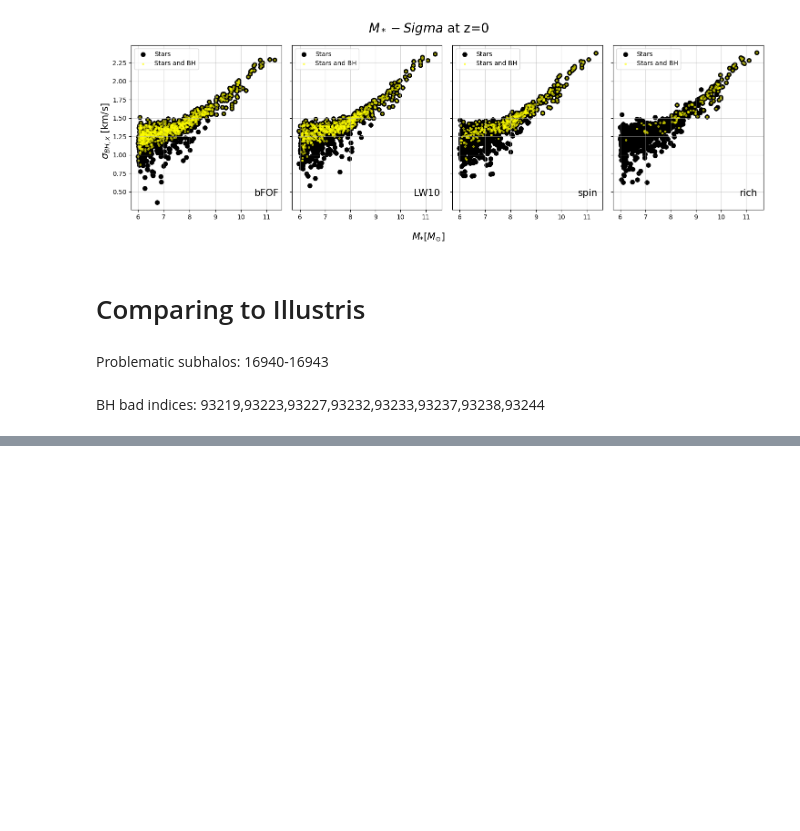
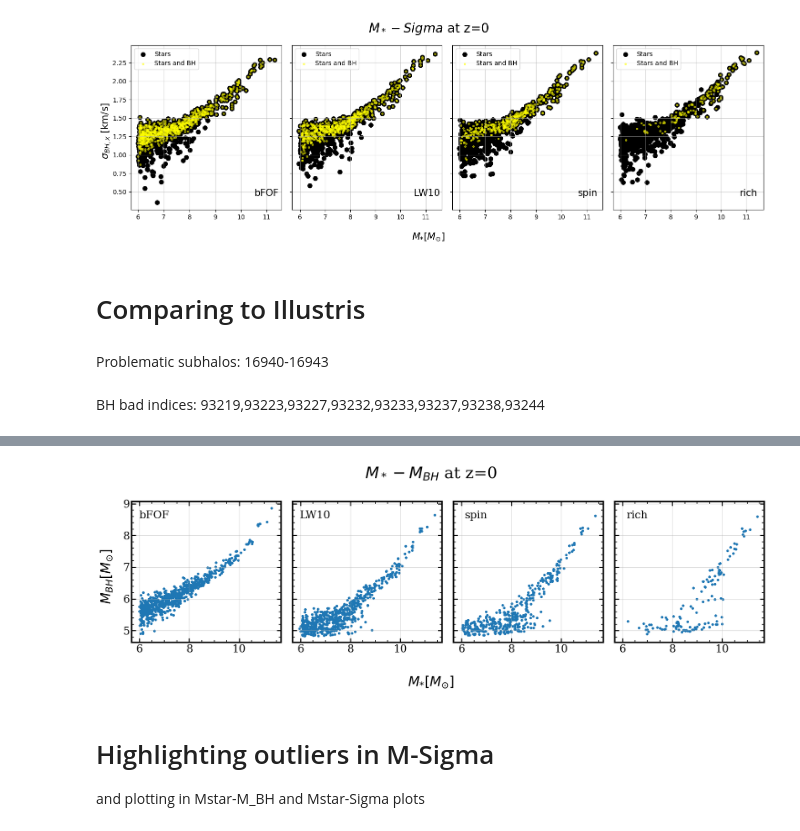
Before and after one commit to khojonat/Brahma_Analysis, a Jupyter notebook: M_Sigma.ipynb, the cells around one changed output, grey strips where cells are left out. Cells and saved outputs as stored; diff of their text form; code cells hidden in the pictures; blank space fills up the shorter version.

```diff
--- a/M_Sigma.ipynb
+++ b/M_Sigma.ipynb
@@ -447,0 +399,44 @@ for index in SubhaloIndicesWithBH:
+# %%
+bFOFz0=ReadBrahmaData('Brahma_Data/output_ratio10_SFMFGM5_seed5.00_bFOF_z0')
+LW10z0=ReadBrahmaData('Brahma_Data/output_ratio10_SFMFGM5_seed5.00_bFOF_LW10_z0')
+spinz0 = ReadBrahmaData('Brahma_Data/output_ratio10_SFMFGM5_seed5.00_bFOF_LW10_spin_z0')
+richz0=ReadBrahmaData('Brahma_Data/output_ratio10_SFMFGM5_seed5.00_bFOF_LW10_spin_rich_z0')
+
+MstarsbFOF = [np.sum(bFOFz0[1][i]) for i in range(len(bFOFz0[1]))]
+MstarsLW10 = [np.sum(LW10z0[1][i]) for i in range(len(LW10z0[1]))]
+Mstarsspin = [np.sum(spinz0[1][i]) for i in range(len(spinz0[1]))]
+Mstarsrich = [np.sum(richz0[1][i]) for i in range(len(richz0[1]))]
+
+MBHbFOF = bFOFz0[0]
+MBHLW10 = LW10z0[0]
+MBHspin = spinz0[0]
+MBHrich = richz0[0]
+# %%
+f,axs = plt.subplots(1,4,sharey = True,sharex = True,figsize = (18,6))
+
+axs[0].scatter(np.log10(MstarsbFOF),np.log10(MBHbFOF),s=15)#,color='black')
+axs[1].scatter(np.log10(MstarsLW10),np.log10(MBHLW10),s=15)#,color='black')
+axs[2].scatter(np.log10(Mstarsspin),np.log10(MBHspin),s=15)#,color='black')
+axs[3].scatter(np.log10(Mstarsrich),np.log10(MBHrich),s=15)#,color='black')
+
+axs[0].text(0.15, 0.9, 'bFOF', horizontalalignment='center', verticalalignment='center', transform=axs[0].transAxes,size=20)
+axs[1].text(0.15, 0.9, 'LW10', horizontalalignment='center', verticalalignment='center', transform=axs[1].transAxes,size=20)
+axs[2].text(0.15, 0.9, 'spin', horizontalalignment='center', verticalalignment='center', transform=axs[2].transAxes,size=20)
+axs[3].text(0.15, 0.9, 'rich', horizontalalignment='center', verticalalignment='center', transform=axs[3].transAxes,size=20)
+
+f.supxlabel('$M_{*} [M_{\odot}]$',size=25)
+f.supylabel('$M_{BH} [M_{\odot}]$',size=25)
+
+for ax in axs:
+    ax.grid(alpha=0.5)
+
+f.suptitle('$M_*-M_{BH}$ at z=0',size=30)
+f.tight_layout()
+
+plt.savefig('Plots/Z0_Mstar_M_BH.png')
+# %% [output]
+[figure, added]
+# %% [markdown]
+# Highlighting outliers in M-Sigma
+
+and plotting in Mstar-M_BH and Mstar-Sigma plots
```
Also changed, not shown: parts of 17 cells of this notebook.
